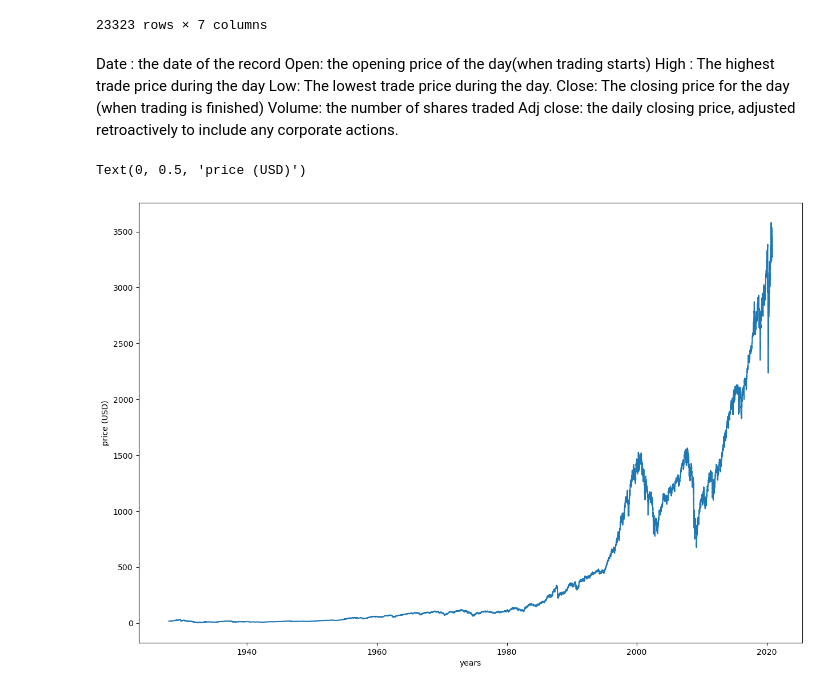
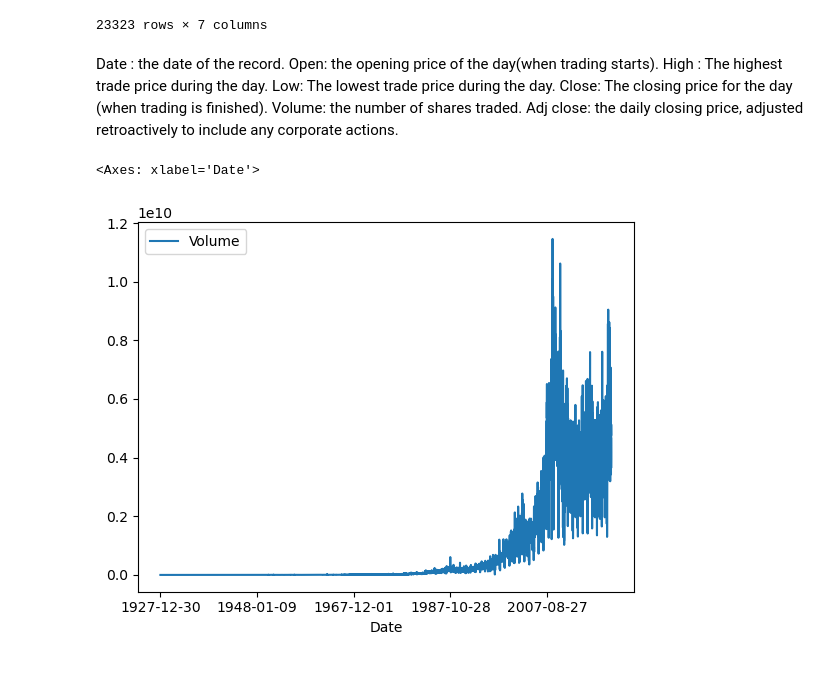
Before and after one commit to viving11/CMSC320-finalproject, a Jupyter notebook: final project/finalproject.ipynb, the cells around one changed output. Drawn from its saved outputs; the diff is of its cells as text; code cells hidden in the pictures.

```diff
--- a/final project/finalproject.ipynb
+++ b/final project/finalproject.ipynb
@@ -23,19 +27,17 @@ df
 | 23322 | 2020-11-04 | 3406.459961 | 3486.250000 | 3405.169922 | 3443.439941 | 3443.439941 | 4783040000 |
 23323 rows × 7 columns
 # %% [markdown]
-Date : the date of the record
-Open: the opening price of the day(when trading starts)
-High : The highest trade price during the day
+Date : the date of the record.
+Open: the opening price of the day(when trading starts).
+High : The highest trade price during the day.
 Low: The lowest trade price during the day.
-Close: The closing price for the day (when trading is finished)
-Volume: the number of shares traded
+Close: The closing price for the day (when trading is finished).
+Volume: the number of shares traded.
 Adj close: the daily closing price, adjusted retroactively to include any corporate actions.
-# %%
-#historical view of closing price
-plt.figure(figsize = (15, 10))
-plt.plot(df['Date'], df['Close'])
-plt.xlabel("years")
-plt.ylabel("price (USD)")
-# %% [output]
-Text(0, 0.5, 'price (USD)')
-[figure, removed]
+# %%
+df1 = df.set_index("Date")
+# %%
+df1.plot.line(y = "Volume", use_index = True)
+# %% [output]
+<Axes: xlabel='Date'>
+[figure, added]
```
Also changed, not shown: parts of 53 cells of this notebook, 1 other file.
